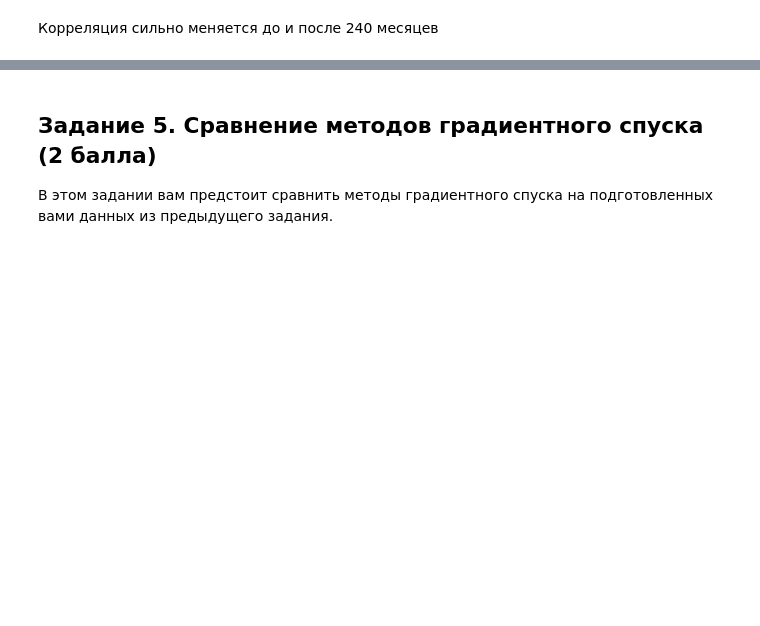
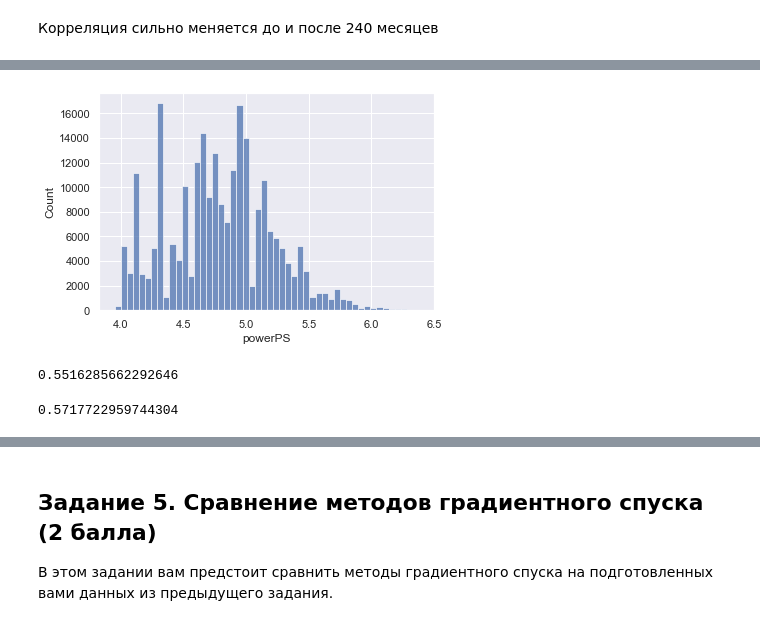
Before and after one commit to AndreyCh20/ml-course-hse-homeworks, a Jupyter notebook: 3/homework-practice-03-gd.ipynb, the cells around one changed output, grey strips where cells are left out. Drawn from its saved outputs; the diff is of its cells as text; code cells hidden in the pictures; blank space fills up the shorter version.

```diff
--- a/3/homework-practice-03-gd.ipynb
+++ b/3/homework-practice-03-gd.ipynb
@@ -529,0 +534,8 @@ data[data['autoAgeMonths'] > 240].corr()['log_price']['autoAgeMonths']
+# %%
+sns.histplot(np.log1p(data['powerPS']), bins=50);
+# %% [output]
+[figure, added]
+# %%
+data.corr()['log_price']['powerPS']
+# %% [output]
+0.5516285662292646
@@ -529,0 +547,4 @@ data[data['autoAgeMonths'] > 240].corr()['log_price']['autoAgeMonths']
+# %%
+data.corr()['log_price']['log_powerPS']
+# %% [output]
+0.5717722959744304
```
Also changed, not shown: parts of 9 cells of this notebook.
